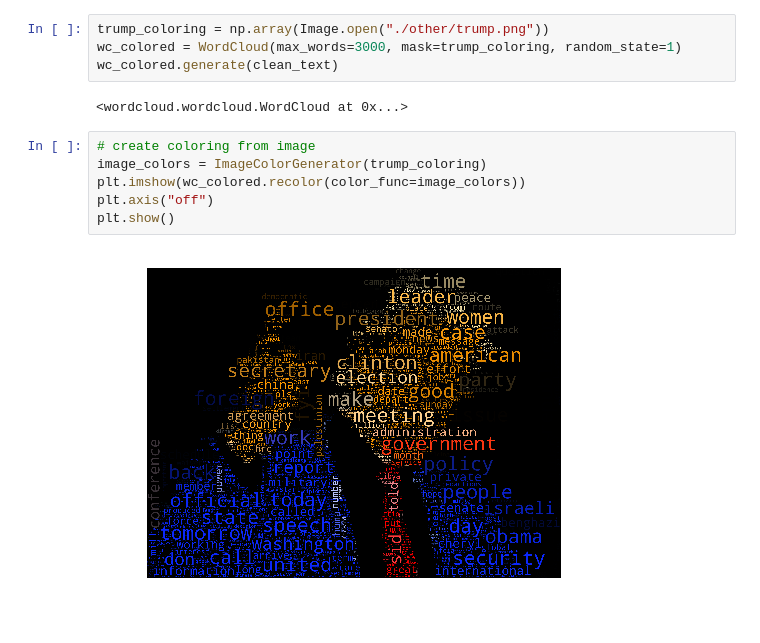
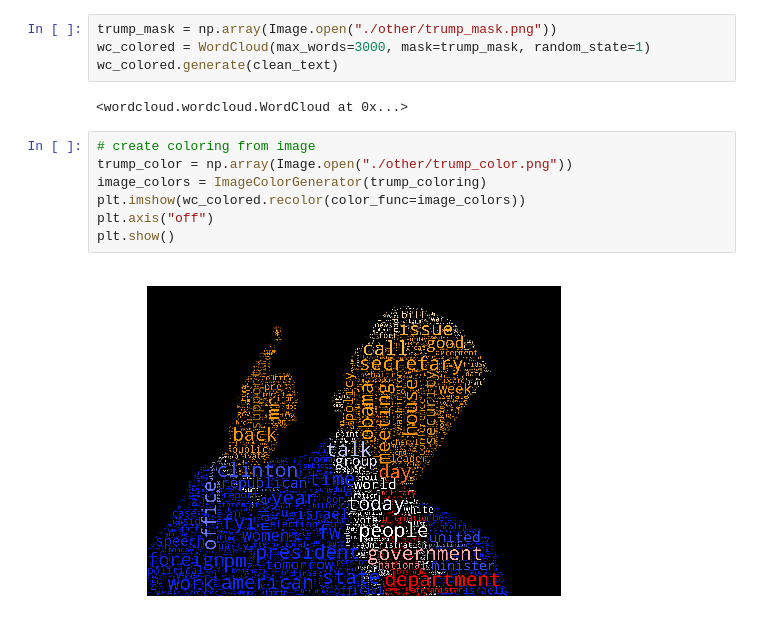
Before and after one commit to jmuth/ADA_homeworks, a Jupyter notebook: 05 - Taming Text/1. WordCloud.ipynb, the cells around one changed output. Cells and saved outputs as stored; diff of their text form.

```diff
--- a/05 - Taming Text/1. WordCloud.ipynb
+++ b/05 - Taming Text/1. WordCloud.ipynb
@@ -66,17 +75,18 @@ plt.show()
 # %% [output]
 [figure]
 # %%
-trump_coloring = np.array(Image.open("./other/trump.png"))
-wc_colored = WordCloud(max_words=3000, mask=trump_coloring, random_state=1)
+trump_mask = np.array(Image.open("./other/trump_mask.png"))
+wc_colored = WordCloud(max_words=3000, mask=trump_mask, random_state=1)
 wc_colored.generate(clean_text)
 # %% [output]
 <wordcloud.wordcloud.WordCloud at 0x...>
 # %%
 # create coloring from image
+trump_color = np.array(Image.open("./other/trump_color.png"))
 image_colors = ImageColorGenerator(trump_coloring)
 plt.imshow(wc_colored.recolor(color_func=image_colors))
 plt.axis("off")
 plt.show()
 # %% [output]
-[figure, old version]
+[figure, new version]
 # %%
```
Also changed, not shown: parts of 10 cells of this notebook, 7 other files.
